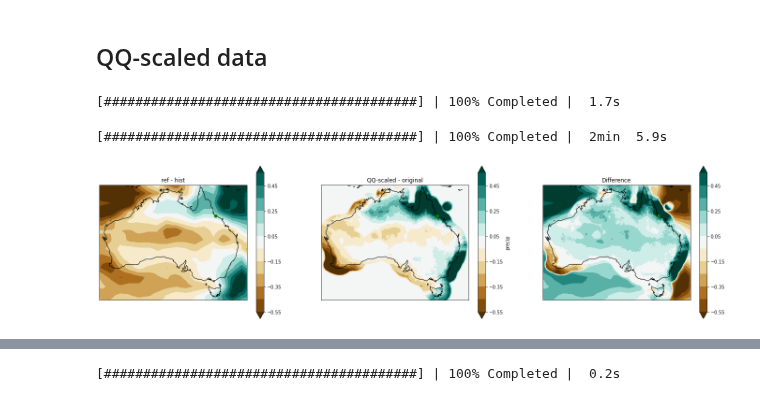
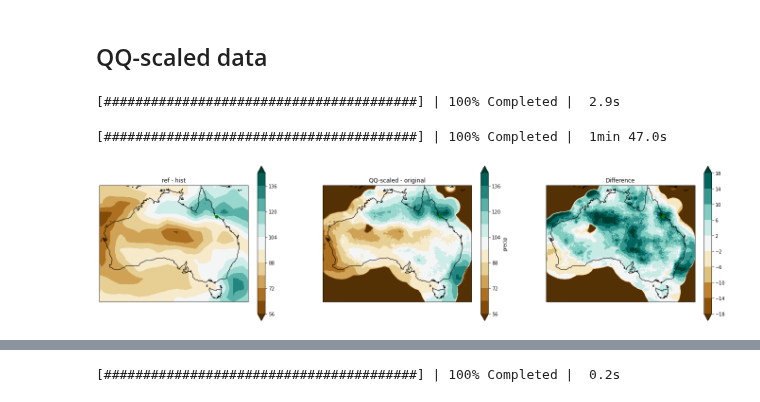
Before and after one commit to AusClimateService/qq-workflows, a Jupyter notebook: cmip5/pr-ssr_day_CanESM2_rcp85_r1i1p1_AUS-r005_20560101-20851231_qdc-multiplicative-monthly_AGCD-19810101-20101231_historical-19860101-20051231.ipynb, the cells around one changed output, grey strips where cells are left out. Cells and saved outputs as stored; diff of their text form; code cells hidden in the pictures.

Commit message:
Fix multiplicative comparison

```diff
--- a/cmip5/pr-ssr_day_CanESM2_rcp85_r1i1p1_AUS-r005_20560101-20851231_qdc-multiplicative-monthly_AGCD-19810101-20101231_historical-19860101-20051231.ipynb
+++ b/cmip5/pr-ssr_day_CanESM2_rcp85_r1i1p1_AUS-r005_20560101-20851231_qdc-multiplicative-monthly_AGCD-19810101-20101231_historical-19860101-20051231.ipynb
@@ -439,74 +440,71 @@ hist_clim = ds_hist[hist_var].mean('time', keep_attrs=True)
 ref_clim = ds_ref[ref_var].mean('time', keep_attrs=True)
 target_clim = ds_target[target_var].mean('time', keep_attrs=True)
 qq_clim = ds_qq[target_var].mean('time', keep_attrs=True)
+# %%
+if scaling == 'additive':
+    ref_hist_mean_comparison = ref_clim - hist_clim
+elif scaling == 'multiplicative':
+    ref_hist_mean_comparison = (ref_clim / hist_clim) * 100
+ref_hist_mean_comparison = ref_hist_mean_comparison.compute()
+# %% [output]
+[########################################] | 100% Completed |  2.9s
+# %%
+if scaling == 'additive':
+    qq_obs_mean_comparison = qq_clim - target_clim
+elif scaling == 'multiplicative':
+    qq_obs_mean_comparison = (qq_clim / target_clim) * 100
+qq_obs_mean_comparison = qq_obs_mean_comparison.compute()
+# %% [output]
+[########################################] | 100% Completed |  1min 47.0s
 # %%
-if len(hist_clim['lat']) != len(qq_clim['lat']):
-    regridder = xe.Regridder(hist_clim, qq_clim, "bilinear")
-    hist_clim = regridder(hist_clim)
-
-if len(ref_clim['lat']) != len(qq_clim['lat']):
-    regridder = xe.Regridder(ref_clim, qq_clim, "bilinear")
-    ref_clim = regridder(ref_clim)
-
-if len(target_clim['lat']) != len(qq_clim['lat']):
-    regridder = xe.Regridder(target_clim, qq_clim, "bilinear")
-    target_clim = regridder(target_clim)
+regridder = xe.Regridder(ref_hist_mean_comparison, qq_obs_mean_comparison, "bilinear")
+ref_hist_mean_comparison = regridder(ref_hist_mean_comparison)
-# %%
-hist_ref_mean_diff = ref_clim - hist_clim
-hist_ref_mean_diff = hist_ref_mean_diff.compute()
-# %% [output]
-[########################################] | 100% Completed |  1.7s
-# %%
-qq_mean_change = qq_clim - target_clim
-qq_mean_change = qq_mean_change.compute()
-# %% [output]
-[########################################] | 100% Completed |  2min  5.9s
 # %%
-difference = qq_mean_change - hist_ref_mean_diff
+difference = qq_obs_mean_comparison - ref_hist_mean_comparison
 # %%
 fig = plt.figure(figsize=[24, 6])
 
 ax1 = fig.add_subplot(131, projection=ccrs.PlateCarree())
-hist_ref_mean_diff.plot(
+ref_hist_mean_comparison.plot(
     ax=ax1,
     transform=ccrs.PlateCarree(),
     cmap=plot_config['diverging_cmap'],
-    levels=plot_config['difference_levels'],
+    levels=[56, 64, 72, 80, 88, 96, 104, 112, 120, 128, 136, 144],
     extend='both'
 )
 ax1.set_title('ref - hist')
 
 ax2 = fig.add_subplot(132, projection=ccrs.PlateCarree())
-qq_mean_change.plot(
+qq_obs_mean_comparison.plot(
     ax=ax2,
     transform=ccrs.PlateCarree(),
     cmap=plot_config['diverging_cmap'],
-    levels=plot_config['difference_levels'],
+    levels=[56, 64, 72, 80, 88, 96, 104, 112, 120, 128, 136, 144],
     extend='both'
 )
 ax2.set_title('QQ-scaled - original')
 
 ax3 = fig.add_subplot(133, projection=ccrs.PlateCarree())
 difference.plot(
     ax=ax3,
     transform=ccrs.PlateCarree(),
     cmap=plot_config['diverging_cmap'],
-    levels=plot_config['difference_levels'],
+    levels=[-18, -14, -10, -6, -2, 2, 6, 10, 14, 18],
     extend='both'
 )
 ax3.set_title('Difference')
 
 for ax in [ax1, ax2, ax3]:
     ax.coastlines()
     ax.plot(example_lon, example_lat, 'go', zorder=5, transform=ccrs.PlateCarree())
 xmin, xmax = ax3.get_xlim()
 ymin, ymax = ax3.get_ylim()
 ax1.set_extent([xmin, xmax, ymin, ymax], crs=ccrs.PlateCarree())
 ax2.set_extent([xmin, xmax, ymin, ymax], crs=ccrs.PlateCarree())
 
 plt.show()
 # %% [output]
-[figure, old version]
+[figure, new version]
 # %%
 fig, ax = plt.subplots(figsize=[14, 7])
 da_hist_point.groupby("time.dayofyear").mean().plot(label="historical", color='tab:orange', linestyle=':')
```
Also changed, not shown: parts of 6 cells of this notebook, 1 other file.
